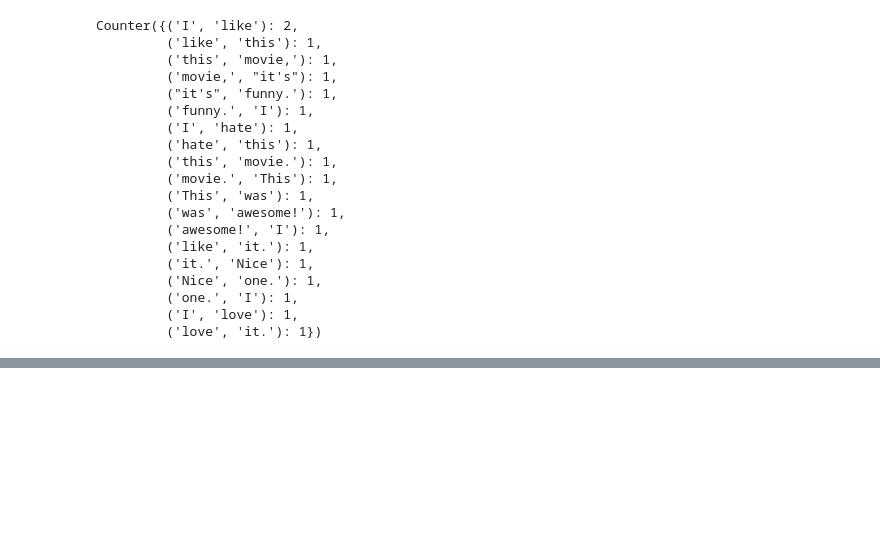
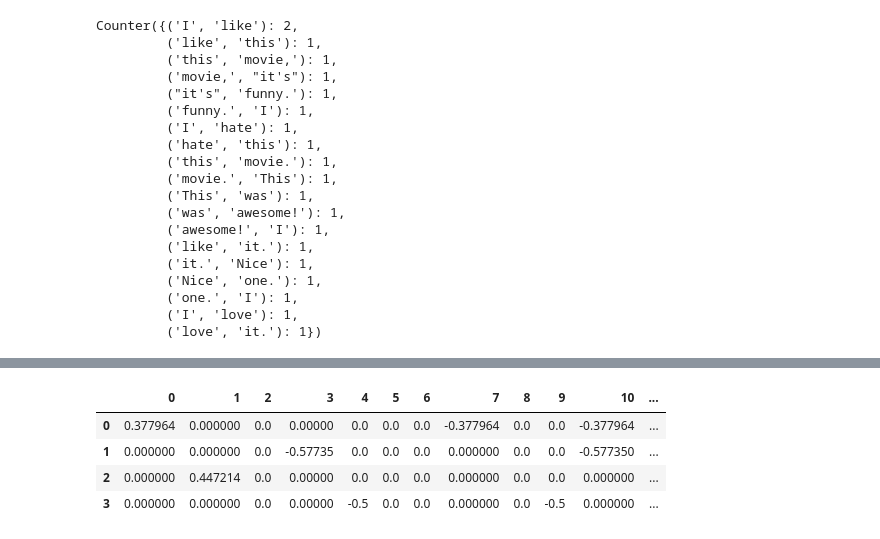
Before and after one commit to PavelNovikov888/data_science, a Jupyter notebook: ВЕКТОРИЗАЦИЯ_ТЕКСТОВ.ipynb, the cells around one changed output, grey strips where cells are left out. Drawn from its saved outputs; the diff is of its cells as text; code cells hidden in the pictures; blank space fills up the shorter version.

```diff
--- a/ВЕКТОРИЗАЦИЯ_ТЕКСТОВ.ipynb
+++ b/ВЕКТОРИЗАЦИЯ_ТЕКСТОВ.ipynb
@@ -141,0 +148,13 @@ Counter({('I', 'like'): 2,
+# %%
+from sklearn.feature_extraction.text import HashingVectorizer
+document = ["I like this movie, it's funny.", 'I hate this movie.', 'This was awesome! I like it.', 'Nice one. I love it.']
+vectorizer = HashingVectorizer(n_features=2**4)
+values = vectorizer.fit_transform(document)
+# Show the Model as a pandas DataFrame
+pd.DataFrame(values.toarray())
+# %% [output]
+|  | 0 | 1 | 2 | 3 | 4 | 5 | 6 | 7 | 8 | 9 | 10 | ... |
+| 0 | 0.377964 | 0.000000 | 0.0 | 0.00000 | 0.0 | 0.0 | 0.0 | -0.377964 | 0.0 | 0.0 | -0.377964 | ... |
+| 1 | 0.000000 | 0.000000 | 0.0 | -0.57735 | 0.0 | 0.0 | 0.0 | 0.000000 | 0.0 | 0.0 | -0.577350 | ... |
+| 2 | 0.000000 | 0.447214 | 0.0 | 0.00000 | 0.0 | 0.0 | 0.0 | 0.000000 | 0.0 | 0.0 | 0.000000 | ... |
+| 3 | 0.000000 | 0.000000 | 0.0 | 0.00000 | -0.5 | 0.0 | 0.0 | 0.000000 | 0.0 | -0.5 | 0.000000 | ... |
```
Also changed, not shown: parts of 5 cells of this notebook.
